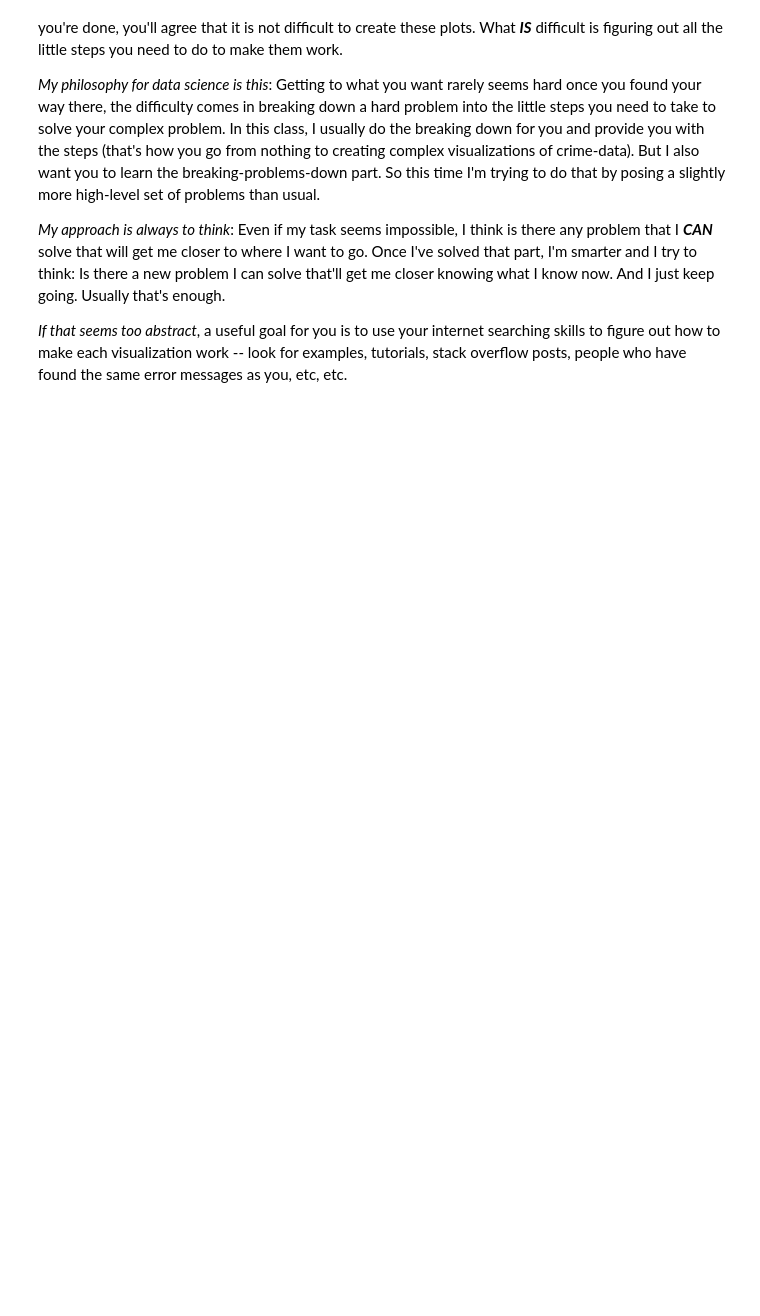
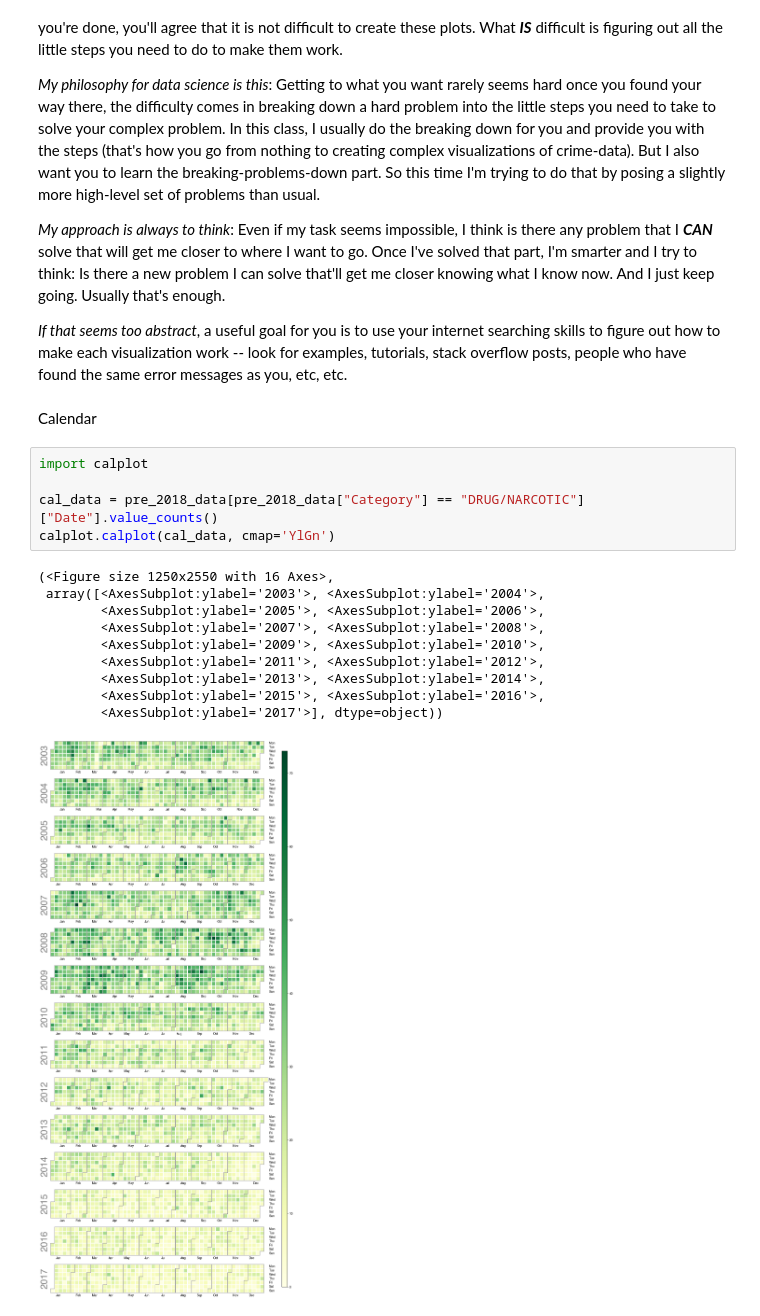
Before and after one commit to GustavHansen99/socialdata2023, a Jupyter notebook: lectures/Week2.ipynb, the cells around one changed output. Saved outputs shown, nothing was run; the diff lists cells and outputs as text; blank space fills up the shorter version.

```diff
--- a/lectures/Week2.ipynb
+++ b/lectures/Week2.ipynb
@@ -267,3 +270,21 @@ We continue our mini-break from barcharts by exploring more ways to plot tempora
 *My approach is always to think*: Even if my task seems impossible, I think is there any problem that I ***CAN*** solve that will get me closer to where I want to go. Once I've solved that part, I'm smarter and I try to think: Is there a new problem I can solve that'll get me closer knowing what I know now. And I just keep going. Usually that's enough.
 
 *If that seems too abstract*, a useful goal for you is to use your internet searching skills to figure out how to make each visualization work -- look for examples, tutorials, stack overflow posts, people who have found the same error messages as you, etc, etc.
+# %% [markdown]
+Calendar
+# %%
+import calplot
+
+cal_data = pre_2018_data[pre_2018_data["Category"] == "DRUG/NARCOTIC"]["Date"].value_counts()
+calplot.calplot(cal_data, cmap='YlGn')
+# %% [output]
+(<Figure size 1250x2550 with 16 Axes>,
+ array([<AxesSubplot:ylabel='2003'>, <AxesSubplot:ylabel='2004'>,
+        <AxesSubplot:ylabel='2005'>, <AxesSubplot:ylabel='2006'>,
+        <AxesSubplot:ylabel='2007'>, <AxesSubplot:ylabel='2008'>,
+        <AxesSubplot:ylabel='2009'>, <AxesSubplot:ylabel='2010'>,
+        <AxesSubplot:ylabel='2011'>, <AxesSubplot:ylabel='2012'>,
+        <AxesSubplot:ylabel='2013'>, <AxesSubplot:ylabel='2014'>,
+        <AxesSubplot:ylabel='2015'>, <AxesSubplot:ylabel='2016'>,
+        <AxesSubplot:ylabel='2017'>], dtype=object))
+[figure, added]
```
Also changed, not shown: parts of 9 cells of this notebook.
